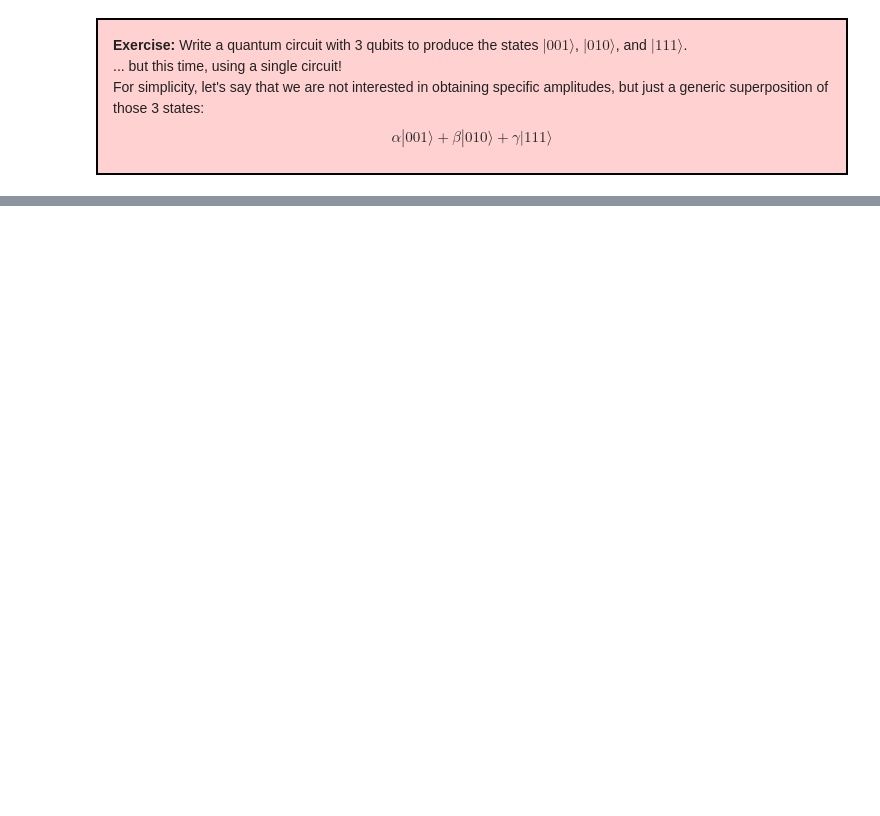
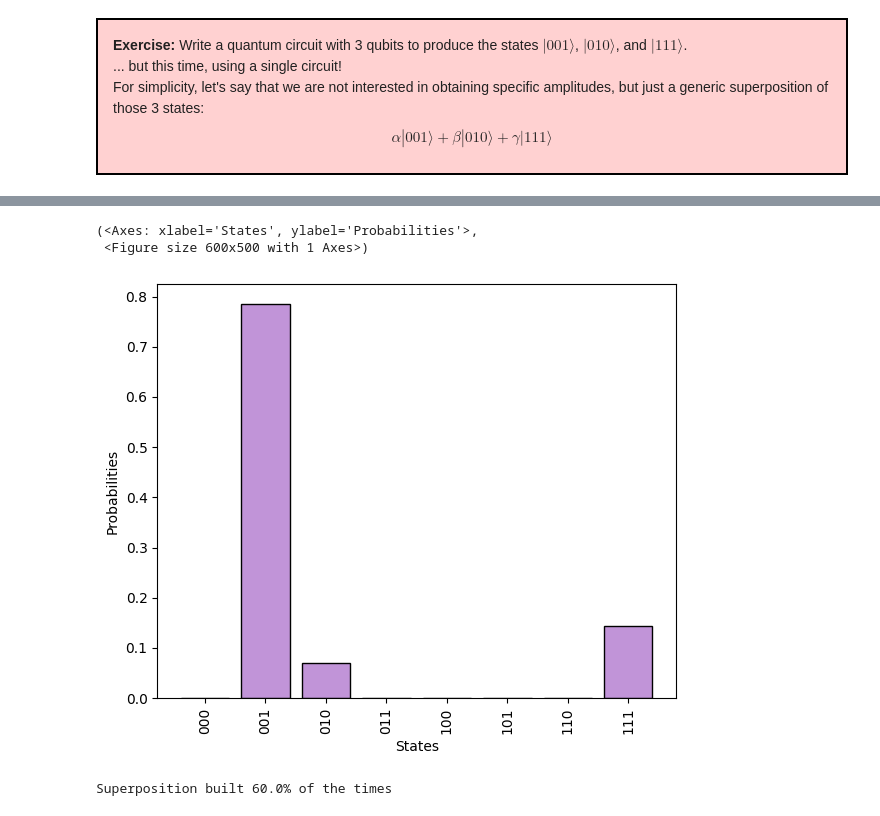
Before and after one commit to NNPDF/como-2025, a Jupyter notebook: w2-quantum/w2-t4-qml/vqe_solutions.ipynb, the cells around one changed output, grey strips where cells are left out. Saved outputs shown, nothing was run; the diff lists cells and outputs as text; code cells hidden in the pictures; blank space fills up the shorter version.

Commit message:
calculating the prob of finding the superposition

```diff
--- a/w2-quantum/w2-t4-qml/vqe_solutions.ipynb
+++ b/w2-quantum/w2-t4-qml/vqe_solutions.ipynb
@@ -327,0 +309,24 @@ Epoch 190: Energy = -4.999999995364032
+# %%
+circuit = superposition_preparation([1,2,7])
+visualize_state(circuit())
+# %% [output]
+(<Axes: xlabel='States', ylabel='Probabilities'>,
+ <Figure size 600x500 with 1 Axes>)
+[figure, added]
+# %%
+from qibo import gates
+
+n_repetitions = 10
+n_hits = 0
+state_indices = [1,2,7]
+bitstrings = [f"{index:0{3}b}" for index in state_indices]
+for _ in range(n_repetitions):
+    circuit = superposition_preparation(state_indices)
+    circuit.add(gates.M(*range(3)))
+    freq = circuit().frequencies()
+    if len(freq) == 3 and all(bitstring in freq for bitstring in bitstrings):
+        n_hits += 1
+
+print(f"Superposition built {n_hits/n_repetitions * 100}% of the times")
+# %% [output]
+Superposition built 60.0% of the times
```
Also changed, not shown: parts of 4 cells of this notebook.
